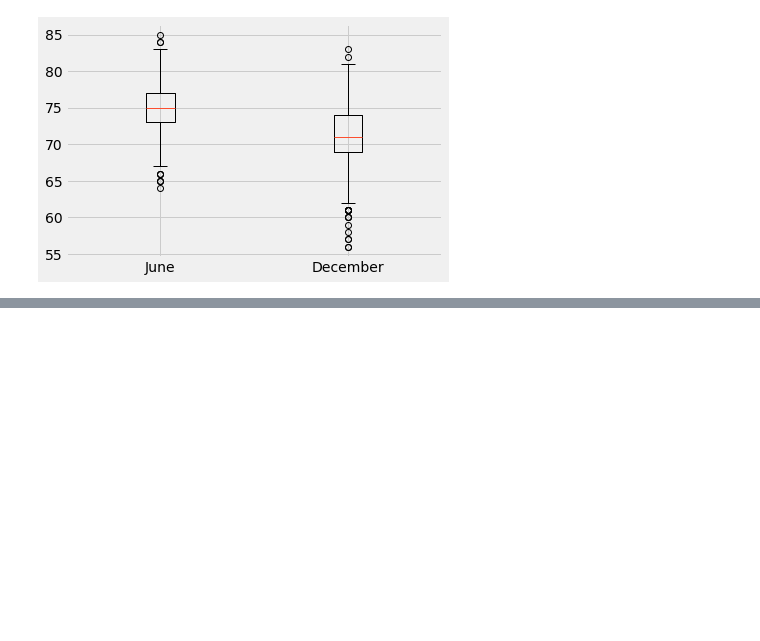
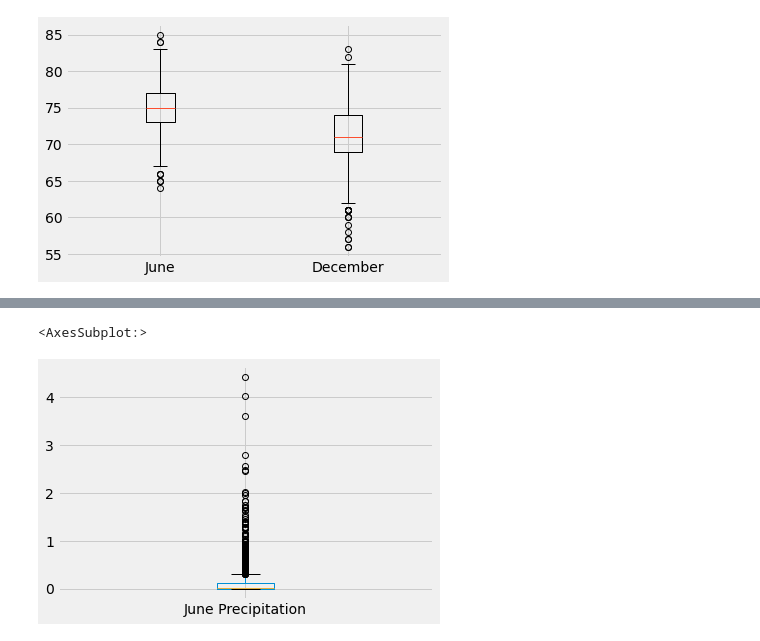
Before and after one commit to KathiaF/surfs_up, a Jupyter notebook: SurfsUp_Challenge.ipynb, the cells around one changed output, grey strips where cells are left out. Cells and saved outputs as stored; diff of their text form; code cells hidden in the pictures; blank space fills up the shorter version.

```diff
--- a/SurfsUp_Challenge.ipynb
+++ b/SurfsUp_Challenge.ipynb
@@ -135,3 +137,16 @@ plt.xticks([1, 2], ['June', 'December'])
   <matplotlib.axis.XTick at 0x...>],
  [Text(1, 0, 'June'), Text(2, 0, 'December')])
 [figure]
+# %%
+# Additional queries
+# Precipitation
+prcp_jun = session.query(Measurement.date, Measurement.prcp).filter(extract('month', Measurement.date) == 6).all()
+prcp_dec = session.query(Measurement.date, Measurement.prcp).filter(extract('month', Measurement.date) == 12).all()
+# %%
+prcp_jun_df = pd.DataFrame(prcp_jun, columns=['date', 'June Precipitation'])
+prcp_jun_df.set_index(prcp_jun_df['date'], inplace=True)
+prcp_jun_df = prcp_jun_df.sort_index()
+
+prcp_dec_df = pd.DataFrame(prcp_dec, columns=['date', 'December Precipitation'])
+prcp_dec_df.set_index(prcp_dec_df['date'], inplace=True)
+prcp_dec_df = prcp_dec_df.sort_index()
@@ -137,0 +177,5 @@ plt.xticks([1, 2], ['June', 'December'])
+# %%
+prcp_jun_df.boxplot()
+# %% [output]
+<AxesSubplot:>
+[figure, added]
```
Also changed, not shown: parts of 7 cells of this notebook, 4 other files.
